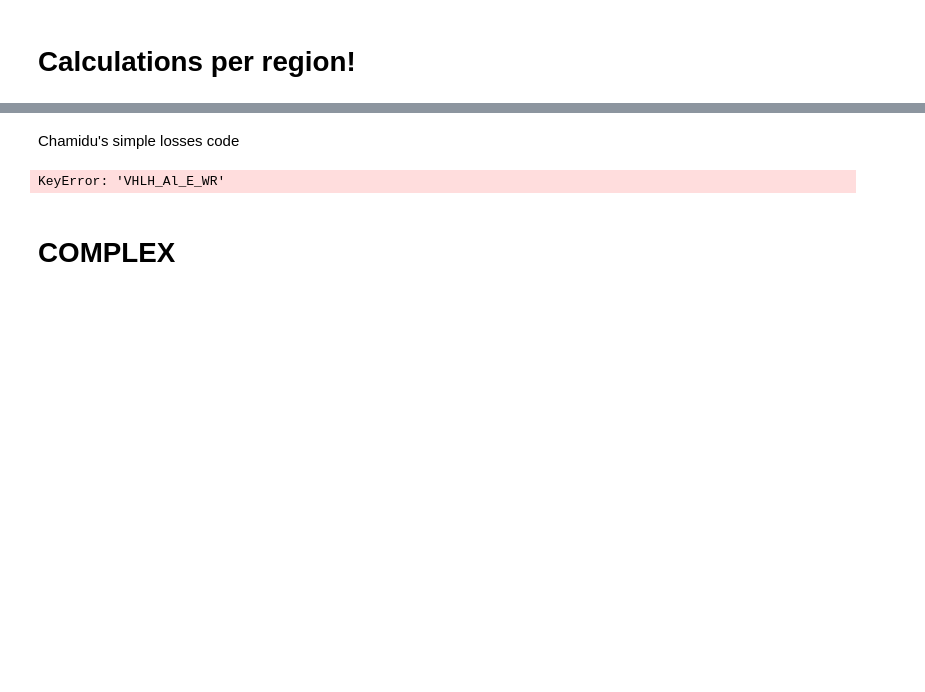
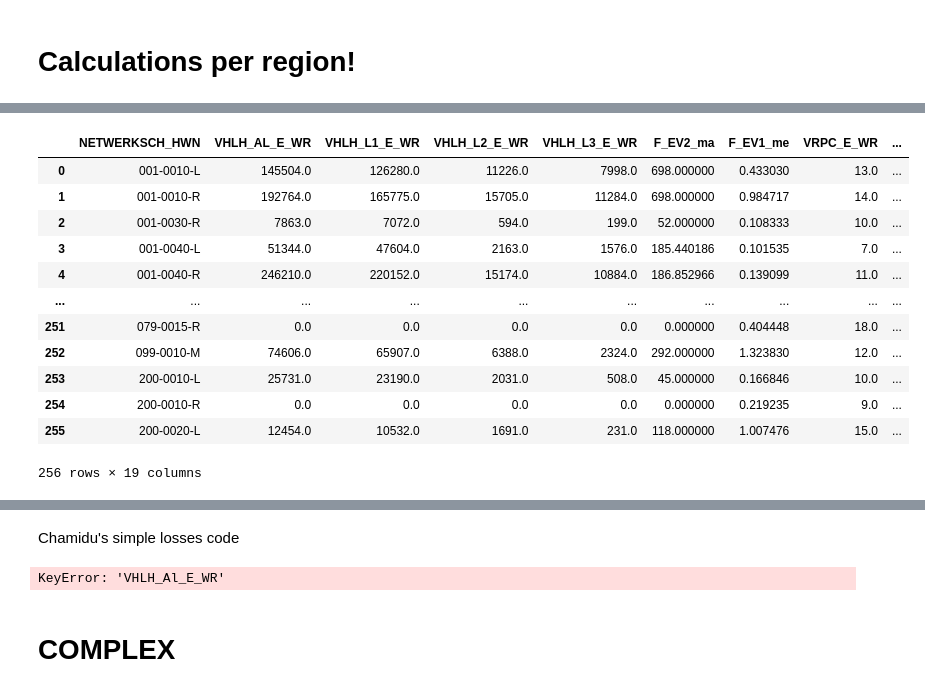
Before and after one commit to LiekeMeijer/bovenregionale_strestest, a Jupyter notebook: scripts_run/Traffic_Analysis_check_Lieke.ipynb, the cells around one changed output, grey strips where cells are left out. Cells and saved outputs as stored; diff of their text form; code cells hidden in the pictures; blank space fills up the shorter version.

```diff
--- a/scripts_run/Traffic_Analysis_check_Lieke.ipynb
+++ b/scripts_run/Traffic_Analysis_check_Lieke.ipynb
@@ -265,8 +322,48 @@ regions = gpd.read_file(regions_path, driver='GPKG')
 # %%
-# Ensure both are in the same CRS
+# Ensure both layers use the same CRS
 schakels = schakels.to_crs("EPSG:28992")
 regions = regions.to_crs("EPSG:28992")
 
-# Spatial join: retain schakels that intersect with any region polygon
-schakels_with_region = gpd.sjoin(schakels, regions[['name', 'geometry']], how='inner', predicate='intersects')
+# Spatial join: match schakels and regions that intersect
+joined = gpd.sjoin(schakels, regions[['name', 'geometry']], how='inner', predicate='intersects')
+
+# Reset index so schakel index becomes a column
+joined = joined.reset_index()  # 'index' now refers to schakel index
+
+# Compute intersection area for each schakel-region pair
+joined['intersection_area'] = joined.apply(
+    lambda row: row['geometry'].intersection(regions.loc[row['index_right'], 'geometry']).area,
+    axis=1
+)
+
+# Sort by schakel and intersection area descending
+joined.sort_values(['index', 'intersection_area'], ascending=[True, False], inplace=True)
+
+# Keep only the region with the largest overlap per schakel
+schakels_with_region = joined.groupby('index', as_index=False).first()
+
+# Drop unnecessary columns
+schakels_with_region = schakels_with_region.drop(columns=['index_right', 'intersection_area'])
+
+# Merge back with original schakels to retain geometry and attributes
+schakels_with_region = schakels.merge(
+    schakels_with_region[['index', 'name']],
+    left_index=True, right_on='index', how='left'
+)
+# %%
+schakels_with_region
+# %% [output]
+|  | NETWERKSCH_HWN | VHLH_AL_E_WR | VHLH_L1_E_WR | VHLH_L2_E_WR | VHLH_L3_E_WR | F_EV2_ma | F_EV1_me | VRPC_E_WR | ... |
+| 0 | 001-0010-L | 145504.0 | 126280.0 | 11226.0 | 7998.0 | 698.000000 | 0.433030 | 13.0 | ... |
+| 1 | 001-0010-R | 192764.0 | 165775.0 | 15705.0 | 11284.0 | 698.000000 | 0.984717 | 14.0 | ... |
+| 2 | 001-0030-R | 7863.0 | 7072.0 | 594.0 | 199.0 | 52.000000 | 0.108333 | 10.0 | ... |
+| 3 | 001-0040-L | 51344.0 | 47604.0 | 2163.0 | 1576.0 | 185.440186 | 0.101535 | 7.0 | ... |
+| 4 | 001-0040-R | 246210.0 | 220152.0 | 15174.0 | 10884.0 | 186.852966 | 0.139099 | 11.0 | ... |
+| ... | ... | ... | ... | ... | ... | ... | ... | ... | ... |
+| 251 | 079-0015-R | 0.0 | 0.0 | 0.0 | 0.0 | 0.000000 | 0.404448 | 18.0 | ... |
+| 252 | 099-0010-M | 74606.0 | 65907.0 | 6388.0 | 2324.0 | 292.000000 | 1.323830 | 12.0 | ... |
+| 253 | 200-0010-L | 25731.0 | 23190.0 | 2031.0 | 508.0 | 45.000000 | 0.166846 | 10.0 | ... |
+| 254 | 200-0010-R | 0.0 | 0.0 | 0.0 | 0.0 | 0.000000 | 0.219235 | 9.0 | ... |
+| 255 | 200-0020-L | 12454.0 | 10532.0 | 1691.0 | 231.0 | 118.000000 | 1.007476 | 15.0 | ... |
+256 rows × 19 columns
 # %%
```
Also changed, not shown: parts of 12 cells of this notebook.
